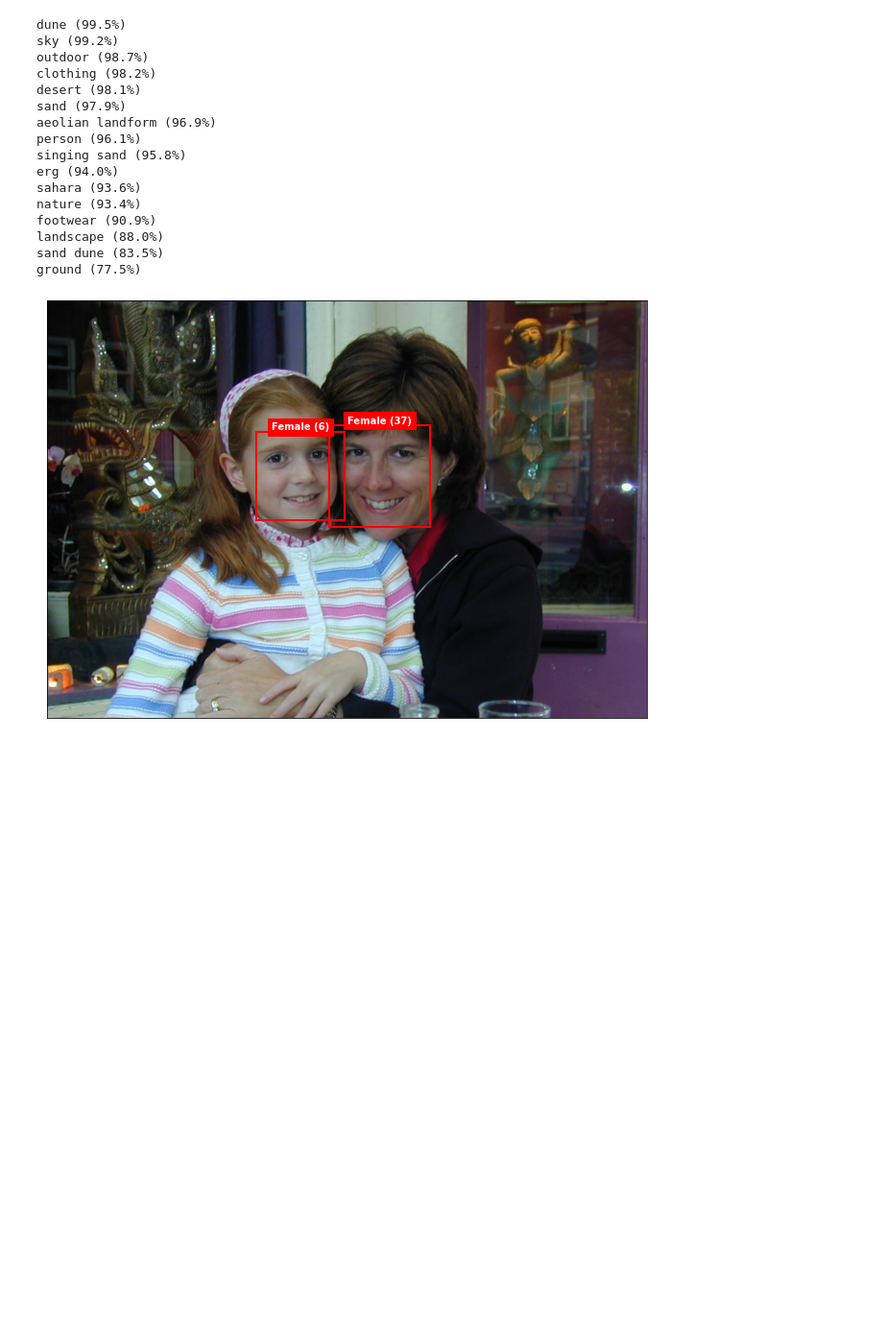
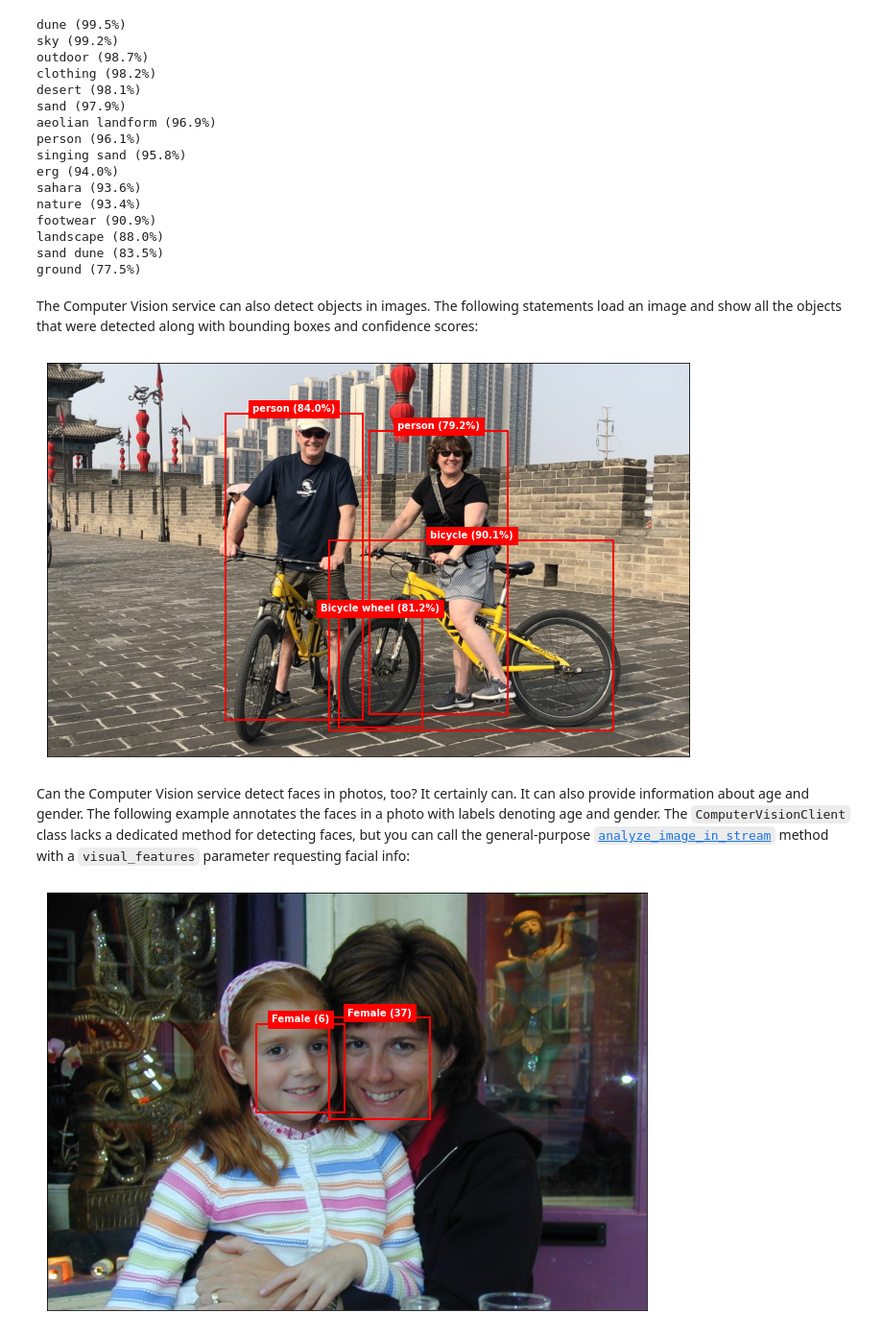
Before and after one commit to jeffprosise/Applied-Machine-Learning, a Jupyter notebook: Chapter 14/Computer Vision Service.ipynb, the cells around one changed output. Shown at 96% size. Saved outputs shown, nothing was run; the diff lists cells and outputs as text; code cells hidden in the pictures; blank space fills up the shorter version.

```diff
--- a/Chapter 14/Computer Vision Service.ipynb
+++ b/Chapter 14/Computer Vision Service.ipynb
@@ -22,9 +25,3 @@ with open('Data/dubai.jpg', mode='rb') as image:
 # %% [output]
 a man riding a sand dune (53.8%)
 [figure]
-# %%
-with open('Data/dubai.jpg', mode='rb') as image:
-    result = client.describe_image_in_stream(image)
-
-    for tag in result.tags:
-        print(f'{tag}')
@@ -79,4 +50,31 @@ footwear (90.9%)
 landscape (88.0%)
 sand dune (83.5%)
 ground (77.5%)
+# %% [markdown]
+The Computer Vision service can also detect objects in images. The following statements load an image and show all the objects that were detected along with bounding boxes and confidence scores:
+# %%
+from matplotlib.patches import Rectangle
+
+def annotate_object(name, confidence, bbox, min_confidence=0.75):
+    if (confidence > min_confidence):
+        x, y, w, h = bbox.x, bbox.y, bbox.w, bbox.h
+        rect = Rectangle((x, y), w, h, color='red', fill=False, lw=2)
+        ax.add_patch(rect)
+        text = f'{name} ({confidence:.1%})'
+        ax.text(x + (w / 2), y, text, color='white', backgroundcolor='red',
+                ha='center', va='bottom', fontweight='bold', bbox=dict(color='red'))
+
+image = plt.imread('Data/xian.jpg')
+fig, ax = plt.subplots(figsize=(12, 8), subplot_kw={'xticks': [], 'yticks': []})
+ax.imshow(image)
+
+with open('Data/xian.jpg', mode='rb') as image:
+    result = client.detect_objects_in_stream(image)
+
+    for object in result.objects:
+        annotate_object(object.object_property, object.confidence, object.rectangle)
+# %% [output]
+[figure, added]
+# %% [markdown]
+Can the Computer Vision service detect faces in photos, too? It certainly can. It can also provide information about age and gender. The following example annotates the faces in a photo with labels denoting age and gender. The `ComputerVisionClient` class lacks a dedicated method for detecting faces, but you can call the general-purpose [`analyze_image_in_stream`](https://docs.microsoft.com/en-us/python/api/azure-cognitiveservices-vision-computervision/azure.cognitiveservices.vision.computervision.operations.computervisionclientoperationsmixin?view=azure-python#azure-cognitiveservices-vision-computervision-operations-computervisionclientoperationsmixin-analyze-image-in-stream) method with a `visual_features` parameter requesting facial info:
 # %%
```
Also changed, not shown: parts of 18 cells of this notebook, 2 other files.
